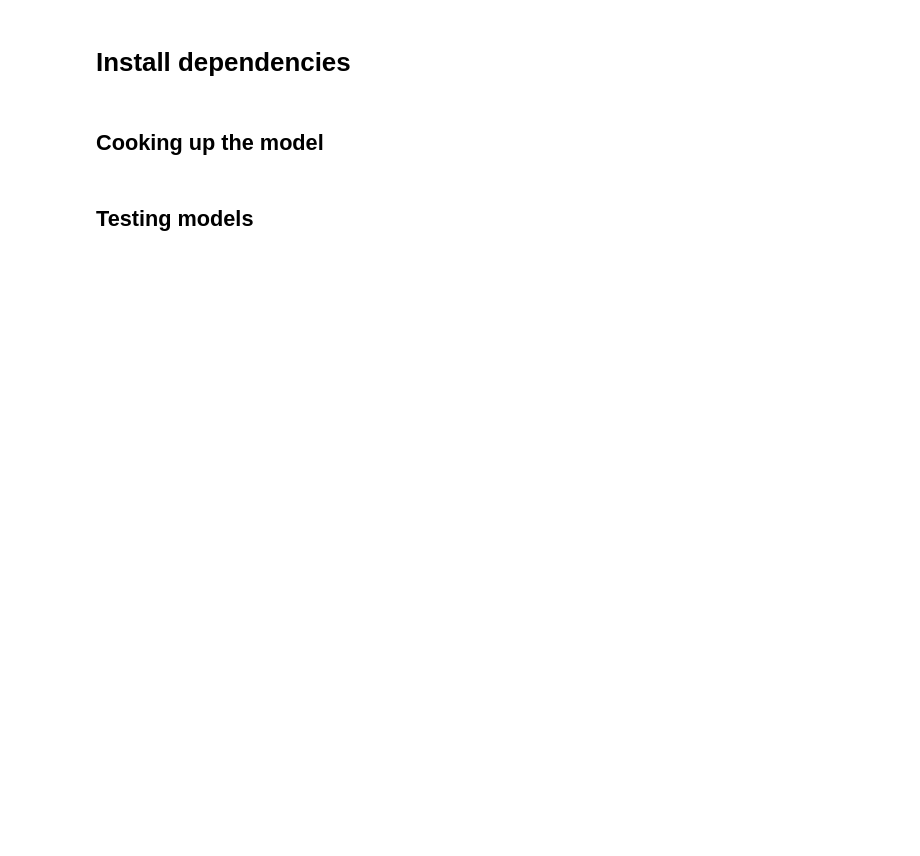
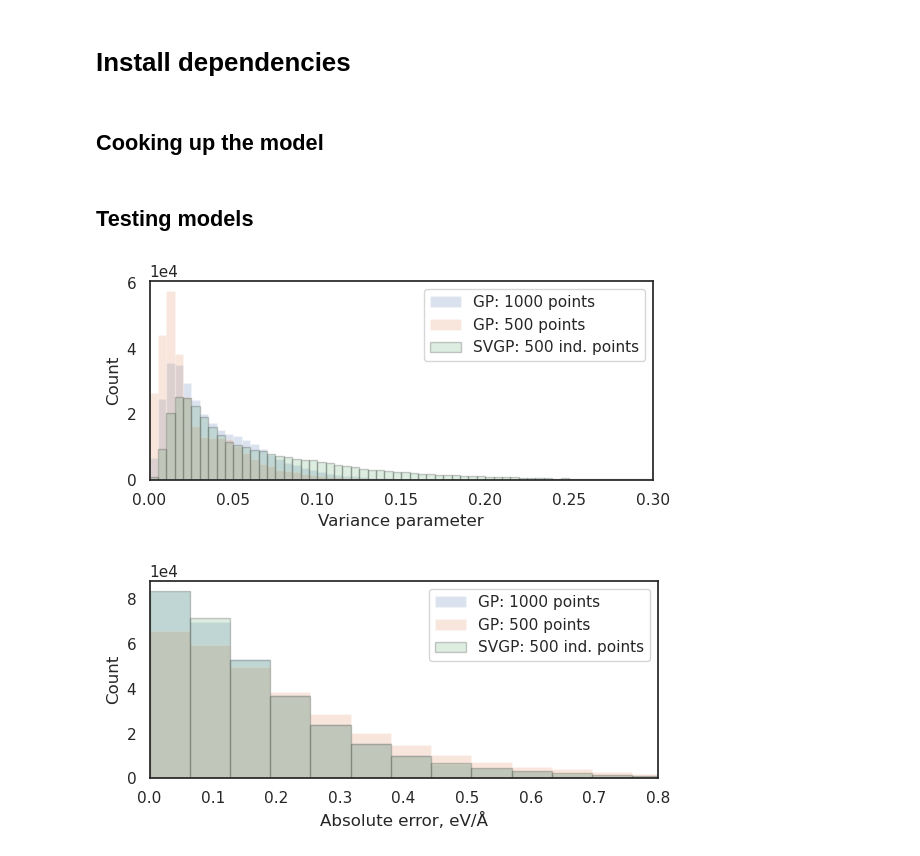
Before and after one commit to tsitsvero/rotor-gp, a Jupyter notebook: pack/train_eval.ipynb, the cells around one changed output. Drawn from its saved outputs; the diff is of its cells as text; code cells hidden in the pictures; blank space fills up the shorter version.

Commit message:
with results

```diff
--- a/pack/train_eval.ipynb
+++ b/pack/train_eval.ipynb
@@ -78,4 +78,6 @@ SUBSAMPLE = 2 # subsample data to reduce time durings tests
 ## Testing models
 # %%
 from ase import io
-test_traj = io.read(DATA_DIR + "for_test_jacs/295_0.075_same_+/md_trajectory.traj", index="0:200")
+# test_traj = io.read(DATA_DIR + "for_test_jacs/295_0.075_same_+/md_trajectory.traj", index="0:200")
+test_traj = io.read(DATA_DIR + "295_0.075_same_+/md_trajectory.traj", index="0:200")
+# test_traj = io.read(DATA_DIR + "/results_triasine_ML_2000/struct_295_295K/md_trajectory.traj", index="1000:1200")
@@ -87,9 +92,12 @@ import sys
 import torch
 import os
 
-DATA_DIR = os.path.expanduser("~/repos/data/")
+# DATA_DIR = os.path.expanduser("~/repos/data/")
 # DATA_DIR = "/data1/simulations/datasets/rotors/high_temp_ML_training_data/"
-RESULTS_DIR = os.path.expanduser("~/repos/data/results")
+# RESULTS_DIR = os.path.expanduser("~/repos/data/results")
+DATA_DIR = "/data1/simulations/datasets/rotors/high_temp_ML_training_data/"
+# RESULTS_DIR = os.path.expanduser("~/repos/data/results")
+RESULTS_DIR = os.path.expanduser("/data1/simulations/datasets/rotors/high_temp_ML_training_data/results")
 
 # DATA_DIR = os.path.expanduser("/content/drive/MyDrive/data/")
 # # FANDE_DIR = os.path.expanduser("~/")
@@ -113,8 +121,8 @@ fande_calc_inducing = FandeCalc(predictor_inducing)
 
 
 
-device = torch.device('cpu')
-fande_calc_exact.predictor.move_models_to_device(device)
-fande_calc_inducing.predictor.move_models_to_device(device)
+# device = torch.device('cpu')
+# fande_calc_exact.predictor.move_models_to_device(device)
+# fande_calc_inducing.predictor.move_models_to_device(device)
 # %%
 %%capture c
@@ -230,38 +239,41 @@ error_exact = np.abs(forces_predicted_exact[:,:,:] - forces_true[:,:,:])
 var_exact_500points = forces_predicted_variance_exact_500points[:,:,:]
 error_exact_500points = np.abs(forces_predicted_exact_500points[:,:,:] - forces_true[:,:,:])
 var_inducing = forces_predicted_variance_inducing[:,:,:]
 error_inducing = np.abs(forces_predicted_inducing[:,:,:] - forces_true[:,:,:])
 
 var_exact = (var_exact - np.min(var_exact)) / (np.max(var_exact) - np.min(var_exact))
 var_exact_500points = (var_exact_500points - np.min(var_exact_500points)) / (np.max(var_exact_500points) - np.min(var_exact_500points))
 var_inducing = (var_inducing - np.min(var_inducing)) / (np.max(var_inducing) - np.min(var_inducing))
 
 import seaborn as sns
 sns.set_theme(style="white")
 
 plt.figure(figsize=(6,3))
-plt.hist(var_exact[:,:,:].flatten(), label='GP: 1000 points', alpha=0.6, bins=200)
-plt.hist(var_exact_500points[:,:,:].flatten(), label='GP: 500 points', alpha=0.6, bins=200)
-plt.hist(var_inducing[:,:,:].flatten(), label='SVGP: 500 ind. points', alpha=0.6, bins=200)
+plt.hist(var_exact[:,:,:].flatten(), label='GP: 1000 points', alpha=0.2, bins=200)
+plt.hist(var_exact_500points[:,:,:].flatten(), label='GP: 500 points', alpha=0.2, bins=200)
+plt.hist(var_inducing[:,:,:].flatten(), label='SVGP: 500 ind. points', alpha=0.2, bins=200, edgecolor='black')
 plt.xlim(0, 0.3)
 plt.legend()
 plt.xlabel('Variance parameter')
 plt.ylabel('Count')
 plt.ticklabel_format(axis='y',style='sci',scilimits=(1,4))
 plt.tight_layout()
-plt.savefig('variance.png', dpi=300)
+# plt.savefig('variance.png', dpi=300)
 plt.show()
 
 
 figure = plt.figure(figsize=(6,3))
-plt.hist(error_exact[:,:,:].flatten(), label='GP: 1000 points', alpha=0.6, bins=200)#, range=(0.0, 0.9) )
-plt.hist(error_exact_500points[:,:,:].flatten(), label='GP: 500 points', alpha=0.6, bins=200)#, range=(0.0, 0.9))
-plt.hist(error_inducing[:,:,:].flatten(), label='SVGP: 500 ind. points', alpha=0.6, bins=200)#, range=(0.0, 0.9))
+plt.hist(error_exact[:,:,:].flatten(), label='GP: 1000 points', alpha=0.2, bins=30, range=(0.0, 1.9) )
+plt.hist(error_exact_500points[:,:,:].flatten(), label='GP: 500 points', alpha=0.2, bins=30, range=(0.0, 1.9))
+plt.hist(error_inducing[:,:,:].flatten(), label='SVGP: 500 ind. points', alpha=0.2, bins=30, range=(0.0, 1.9), edgecolor='black')
 plt.xlim(0.0, 0.8)
 plt.legend()
 plt.xlabel('Absolute error, eV/Å')
 plt.ylabel('Count')
 plt.ticklabel_format(axis='y',style='sci',scilimits=(1,4))
 plt.tight_layout()
-plt.savefig('error.png', dpi=300)
+# plt.savefig('error.png', dpi=300)
 plt.show()
+# %% [output]
+[figure, added]
+[figure, added]
```
Also changed, not shown: parts of 6 cells of this notebook.
